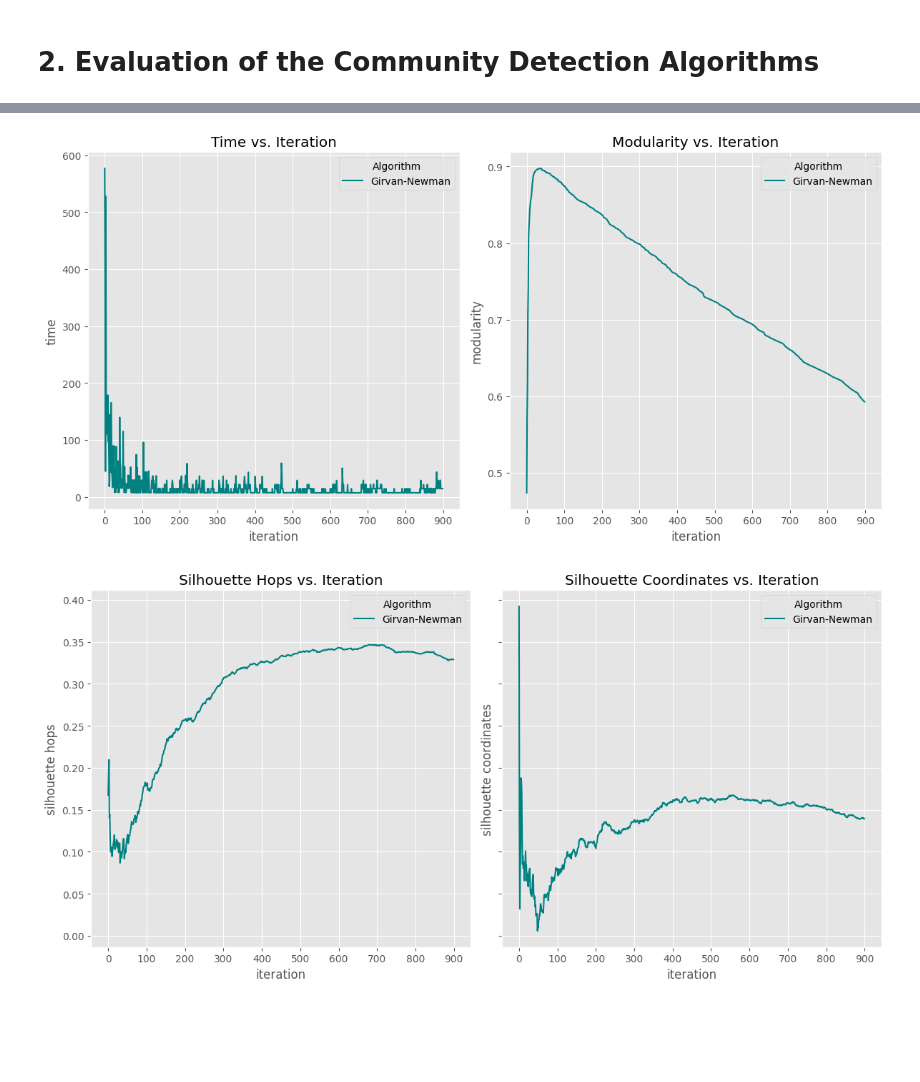
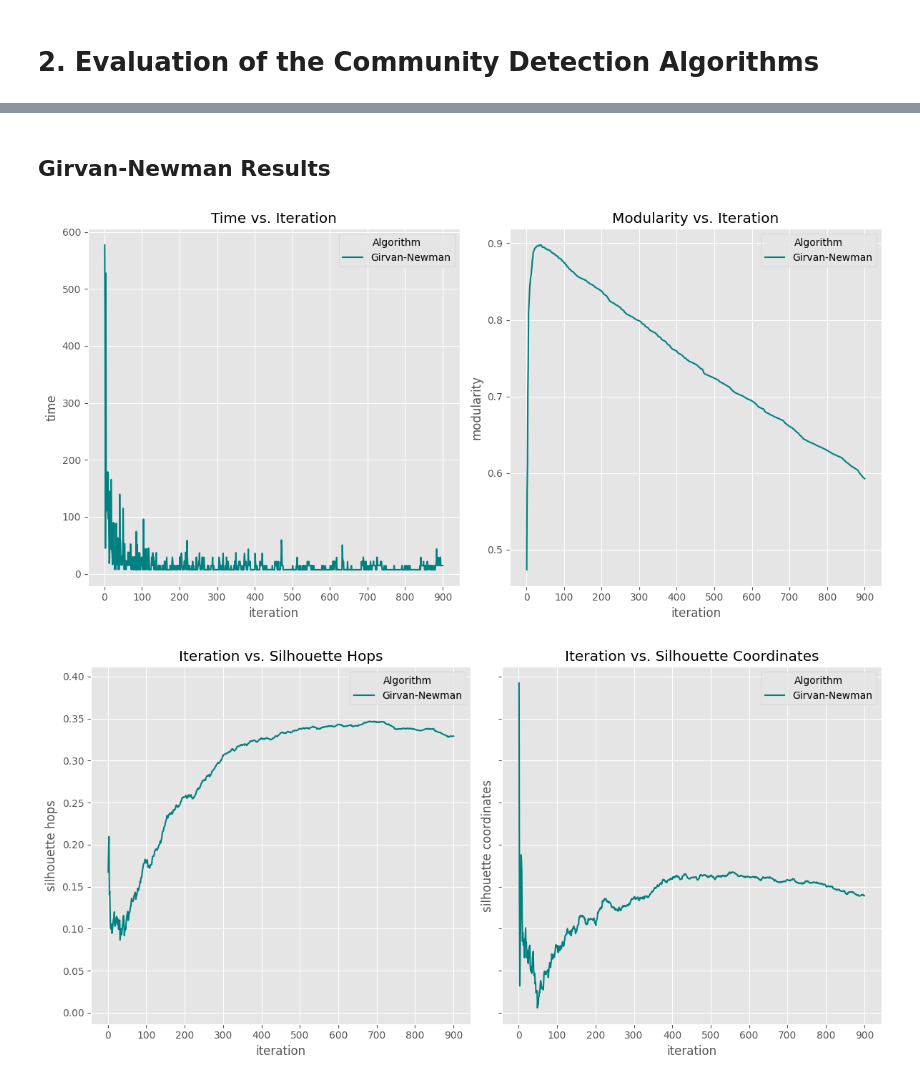
Before and after one commit to mattduerrmeier/sbb-analytics, a Jupyter notebook: community_detection_evaluation.ipynb, the cells around one changed output, grey strips where cells are left out. Drawn from its saved outputs; the diff is of its cells as text; code cells hidden in the pictures; blank space fills up the shorter version.

```diff
--- a/community_detection_evaluation.ipynb
+++ b/community_detection_evaluation.ipynb
@@ -252,29 +245,28 @@ leiden_bench
 # %% [markdown]
 # 2. Evaluation of the Community Detection Algorithms
 # %%
+import pandas as pd
+import matplotlib.pyplot as plt
+import matplotlib.ticker as ticker
+
+
 plt.style.use('ggplot')
 colors = {'Louvain':'red', 'Louvain Implementation': 'cornflowerblue', 'Leiden':'mediumslateblue', 'Girvan-Newman': 'teal'}
 
-def plot_bench_silhouette(df_list, labels, column_name, gn=False):
+def plot_bench_silhouette(df_list, labels, column_name):
     fig, axs = plt.subplots(nrows=1, ncols=2, figsize=(12, 6), layout="tight", sharey='row')
     # iterate over the columns
     for i, col in enumerate(column_name):
         # iterate over the dataframe: all in the same plot
         for df, label in zip(df_list, labels):
-            axs[i].plot(df[col], label=label, color=colors[label])
+            axs[i].plot(range(1, len(df) + 1), df[col], label=label, color=colors[label])
 
-        axs[i].set_xlabel('iteration')
+        axs[i].set_xlabel("iteration")
         axs[i].set_ylabel(col)
-        axs[i].set_title(f'{col.title()} vs. Iteration')
+        axs[i].set_title(f"Iteration vs. {col.title()}")
             # force int on x-axis
         axs[i].xaxis.set_major_locator(ticker.MaxNLocator(integer=True))
-        axs[i].legend(title='Algorithm')
-
-    if gn:
-        suf = '_gn'
-    else:
-        suf = ''
-    # plt.savefig(f"community-detection-benchmarks-silhouette{suf}.png")
+        axs[i].legend(title="Algorithm")
 
     plt.show()
 
@@ -288,16 +280,18 @@ def plot_bench_times(df_list, labels):
             df_list = df_list[:3]
             labels = labels[:3]
         for df, label in zip(df_list, labels):
-            axs[i].plot(df['time'], label=label, color=colors[label])
+            axs[i].plot(range(1, len(df) + 1), df['time'], label=label, color=colors[label])
 
         axs[i].set_xlabel('iteration')
-        axs[i].set_ylabel('time')
+        axs[i].set_ylabel('time (s)')
         axs[i].set_title(f'Time vs. Iteration')
             # force int on x-axis
         axs[i].xaxis.set_major_locator(ticker.MaxNLocator(integer=True))
         axs[i].legend(title='Algorithm')
 
-    # plt.savefig("community-detection-benchmarks-times.png")
+    axs[0].set_title("With Girvan-Newman")
+    axs[1].set_title("Without Girvan-Newman")
+
     plt.show()
 
 
@@ -307,16 +301,15 @@ def plot_bench_results_gn(df_list, labels, column_name):
     for i, col in enumerate(column_name):
         # iterate over the dataframe: all in the same plot
         for df, label in zip(df_list, labels):
-            axs[i].plot(df[col], label=label, color=colors[label])
+            axs[i].plot(range(1, len(df) + 1), df[col], label=label, color=colors[label])
 
         axs[i].set_xlabel('iteration')
         axs[i].set_ylabel(col)
         axs[i].set_title(f'{col.title()} vs. Iteration')
-            # force int on x-axis
+        # force int on x-axis
         axs[i].xaxis.set_major_locator(ticker.MaxNLocator(integer=True))
         axs[i].legend(title='Algorithm')
 
-    # plt.savefig("community-detection-benchmarks-results-gn.png")
     plt.show()
 # %%
 louvain_bench = pd.read_csv("data/benchmarks/louvain.csv")
@@ -337,7 +330,11 @@ plot_bench_silhouette(algorithm_data, algorithm_name, columns_silhouette)
 [figure]
+# %% [markdown]
+## Girvan-Newman Results
 # %%
-plot_bench_results_gn([gn_bench[:900]], ["Girvan-Newman"], columns_results)
-plot_bench_silhouette([gn_bench[:900]], ["Girvan-Newman"], columns_silhouette, gn=True)
+max_iter = 900
+
+plot_bench_results_gn([gn_bench[:max_iter]], ["Girvan-Newman"], columns_results)
+plot_bench_silhouette([gn_bench[:max_iter]], ["Girvan-Newman"], columns_silhouette)
 # %% [output]
 [figure]
-[figure, old version]
+[figure, new version]
```
Also changed, not shown: parts of 9 cells of this notebook, 2 other files.
